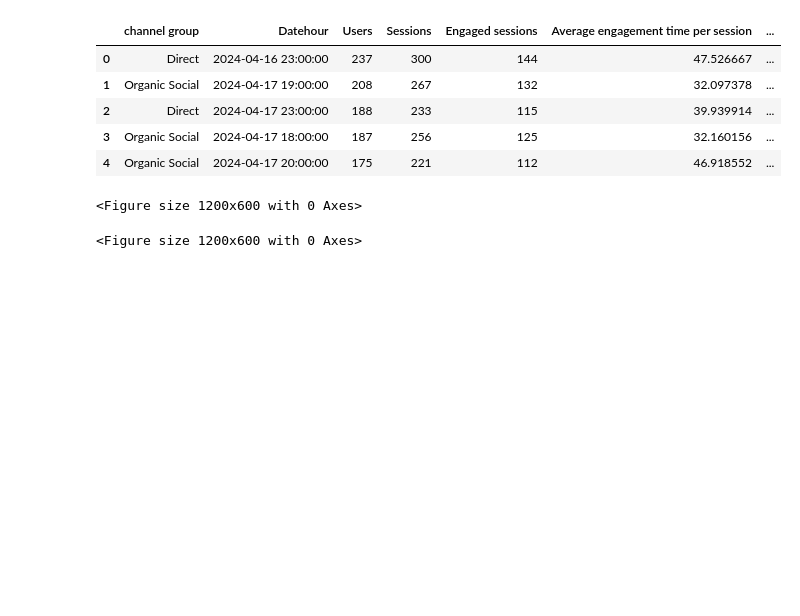
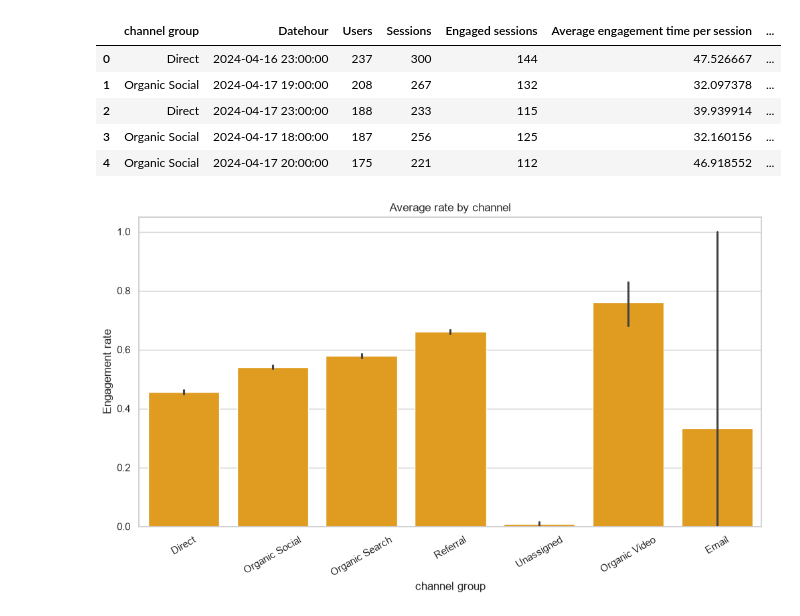
Before and after one commit to shiva3994/Practice, a Jupyter notebook: Daily Python/L_Webdata_report.ipynb, the cells around one changed output. Drawn from its saved outputs; the diff is of its cells as text; code cells hidden in the pictures; blank space fills up the shorter version.

```diff
--- a/Daily Python/L_Webdata_report.ipynb
+++ b/Daily Python/L_Webdata_report.ipynb
@@ -189,6 +189,11 @@ df.head()
 | 4 | Organic Social | 2024-04-17 20:00:00 | 175 | 221 | 112 | 46.918552 | ... |
 # %%
 plt.figure(figsize = (12,6))
+
+sns.barplot(data = df, x = 'channel group', y = 'Engagement rate', color = 'orange')
+
+plt.title('Average rate by channel')
+plt.xticks(rotation = 30)
+plt.show()
 # %% [output]
-<Figure size 1200x600 with 0 Axes>
-<Figure size 1200x600 with 0 Axes>
+[figure, added]
```
Also changed, not shown: parts of 1 cell of this notebook.
